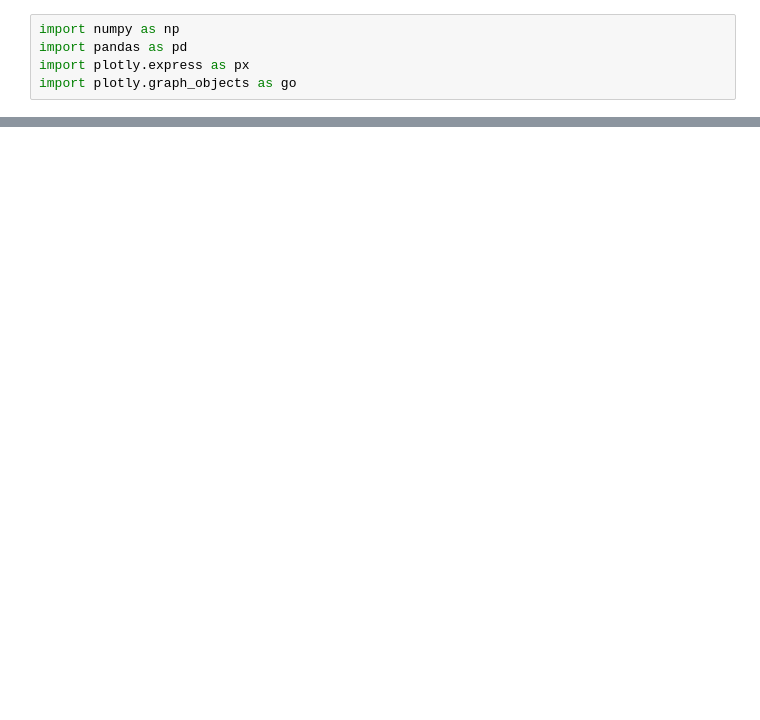
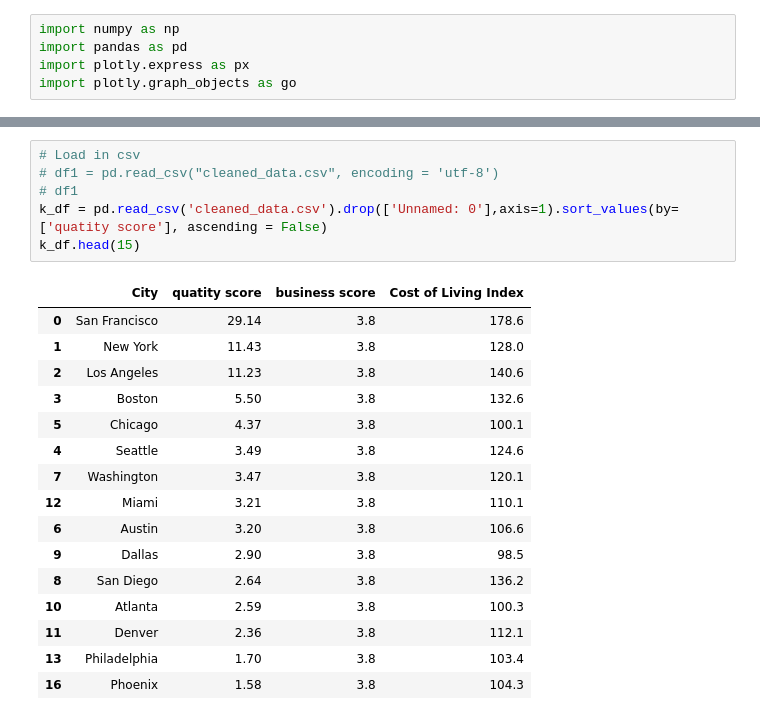
Before and after one commit to HappyM0f0/ClassProject2022, a Jupyter notebook: Data/Plotly Class Project .ipynb, the cells around one changed output, grey strips where cells are left out. Saved outputs shown, nothing was run; the diff lists cells and outputs as text; blank space fills up the shorter version.

```diff
--- a/Data/Plotly Class Project .ipynb
+++ b/Data/Plotly Class Project .ipynb
@@ -17 +29,24 @@ k_df.head()
+# %%
+# Load in csv
+# df1 = pd.read_csv("cleaned_data.csv", encoding = 'utf-8')
+# df1
+k_df = pd.read_csv('cleaned_data.csv').drop(['Unnamed: 0'],axis=1).sort_values(by=['quatity score'], ascending = False)
+k_df.head(15)
+# %% [output]
+|  | City | quatity score | business score | Cost of Living Index |
+| 0 | San Francisco | 29.14 | 3.8 | 178.6 |
+| 1 | New York | 11.43 | 3.8 | 128.0 |
+| 2 | Los Angeles | 11.23 | 3.8 | 140.6 |
+| 3 | Boston | 5.50 | 3.8 | 132.6 |
+| 5 | Chicago | 4.37 | 3.8 | 100.1 |
+| 4 | Seattle | 3.49 | 3.8 | 124.6 |
+| 7 | Washington | 3.47 | 3.8 | 120.1 |
+| 12 | Miami | 3.21 | 3.8 | 110.1 |
+| 6 | Austin | 3.20 | 3.8 | 106.6 |
+| 9 | Dallas | 2.90 | 3.8 | 98.5 |
+| 8 | San Diego | 2.64 | 3.8 | 136.2 |
+| 10 | Atlanta | 2.59 | 3.8 | 100.3 |
+| 11 | Denver | 2.36 | 3.8 | 112.1 |
+| 13 | Philadelphia | 1.70 | 3.8 | 103.4 |
+| 16 | Phoenix | 1.58 | 3.8 | 104.3 |
 # %%
```
Also changed, not shown: parts of 10 cells of this notebook, 7 other files.
